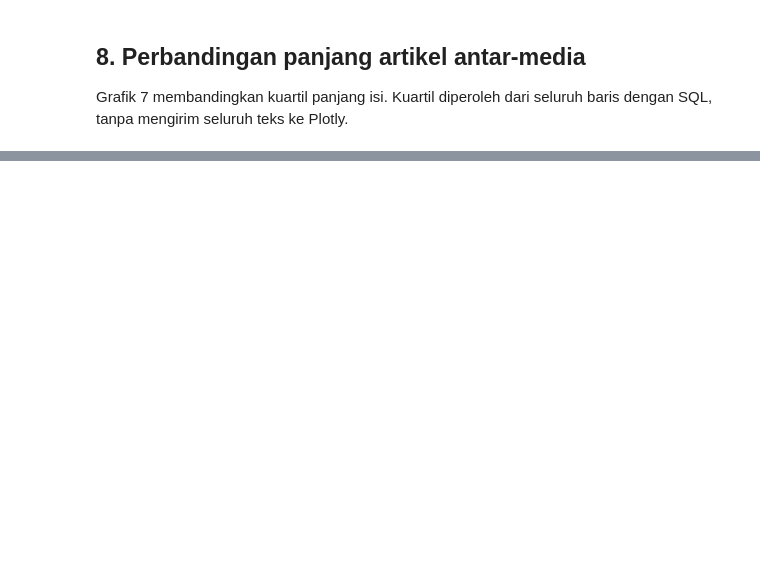
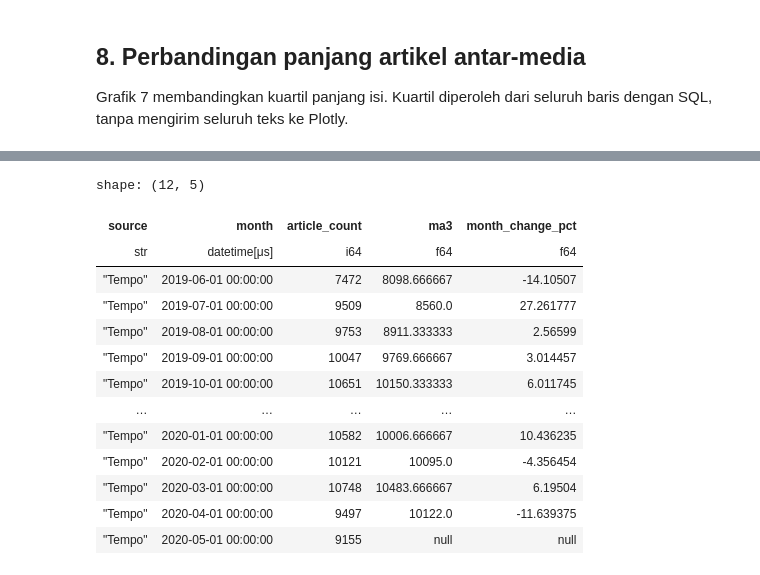
Before and after one commit to Falz4i/tugas1-abd-2026, a Jupyter notebook: notebooks/03_eda_and_insights.ipynb, the cells around one changed output, grey strips where cells are left out. Drawn from its saved outputs; the diff is of its cells as text; code cells hidden in the pictures; blank space fills up the shorter version.

```diff
--- a/notebooks/03_eda_and_insights.ipynb
+++ b/notebooks/03_eda_and_insights.ipynb
@@ -231,0 +256,50 @@ shape: (2, 5)
+# %%
+con.register('monthly_counts', monthly)
+windowed = con.sql("""
+WITH coverage AS (
+ SELECT source, date_trunc('month', min(published_at)) AS first_month,
+        date_trunc('month', max(published_at)) AS last_month FROM news GROUP BY source
+), series AS (
+ SELECT m.*, (m.month > c.first_month AND m.month < c.last_month) AS complete_period
+ FROM monthly_counts m JOIN coverage c USING(source)
+ WHERE m.month BETWEEN c.first_month AND c.last_month
+), windows AS (
+ SELECT *, AVG(article_count) OVER w AS ma3_value,
+        COUNT(*) OVER w AS window_size,
+        MIN(CAST(complete_period AS INTEGER)) OVER w AS complete_window,
+        LAG(article_count) OVER (PARTITION BY source ORDER BY month) AS previous_count,
+        LAG(complete_period) OVER (PARTITION BY source ORDER BY month) AS previous_complete
+ FROM series WINDOW w AS (PARTITION BY source ORDER BY month ROWS BETWEEN 2 PRECEDING AND CURRENT ROW)
+)
+SELECT *, CASE WHEN window_size=3 AND complete_window=1 THEN ma3_value END AS ma3,
+ CASE WHEN complete_period AND previous_complete THEN
+    100.0*(article_count - previous_count)/NULLIF(previous_count, 0) END AS month_change_pct
+FROM windows ORDER BY source, month
+""").pl()
+fig = go.Figure()
+for source in COLORS:
+    frame = windowed.filter(pl.col('source') == source)
+    fig.add_trace(go.Scatter(x=frame['month'].to_list(), y=frame['article_count'].to_list(),
+                            name=f'{source} — bulanan', line=dict(color=COLORS[source], width=1)))
+    fig.add_trace(go.Scatter(x=frame['month'].to_list(), y=frame['ma3'].to_list(),
+                            name=f'{source} — MA3', line=dict(color=COLORS[source], width=3, dash='dash')))
+fig.update_layout(title='8. Tren bulanan dan rata-rata bergerak tiga bulan',
+                  xaxis_title='Bulan (UTC)', yaxis_title='Jumlah artikel', hovermode='x unified')
+fig.update_xaxes(rangeslider_visible=True)
+show_and_save(fig, '08_temporal_window.html')
+display(windowed.select('source', 'month', 'article_count', 'ma3', 'month_change_pct').tail(12))
+# %% [output]
+shape: (12, 5)
+| source | month | article_count | ma3 | month_change_pct |
+| str | datetime[μs] | i64 | f64 | f64 |
+| "Tempo" | 2019-06-01 00:00:00 | 7472 | 8098.666667 | -14.10507 |
+| "Tempo" | 2019-07-01 00:00:00 | 9509 | 8560.0 | 27.261777 |
+| "Tempo" | 2019-08-01 00:00:00 | 9753 | 8911.333333 | 2.56599 |
+| "Tempo" | 2019-09-01 00:00:00 | 10047 | 9769.666667 | 3.014457 |
+| "Tempo" | 2019-10-01 00:00:00 | 10651 | 10150.333333 | 6.011745 |
+| … | … | … | … | … |
+| "Tempo" | 2020-01-01 00:00:00 | 10582 | 10006.666667 | 10.436235 |
+| "Tempo" | 2020-02-01 00:00:00 | 10121 | 10095.0 | -4.356454 |
+| "Tempo" | 2020-03-01 00:00:00 | 10748 | 10483.666667 | 6.19504 |
+| "Tempo" | 2020-04-01 00:00:00 | 9497 | 10122.0 | -11.639375 |
+| "Tempo" | 2020-05-01 00:00:00 | 9155 | null | null |
```
Also changed, not shown: parts of 20 cells of this notebook, 5 other files.
